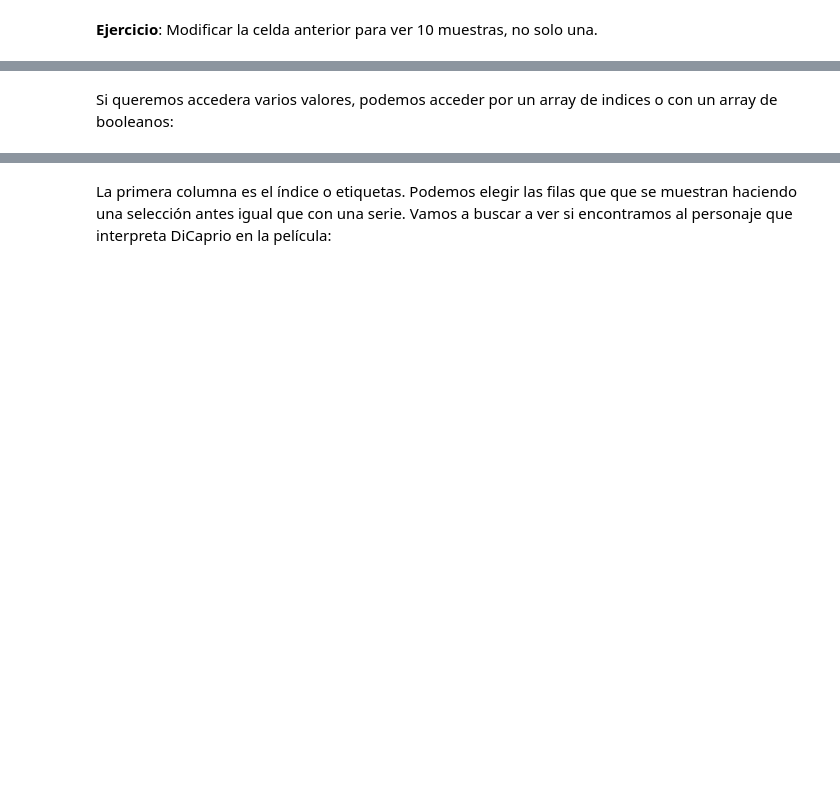
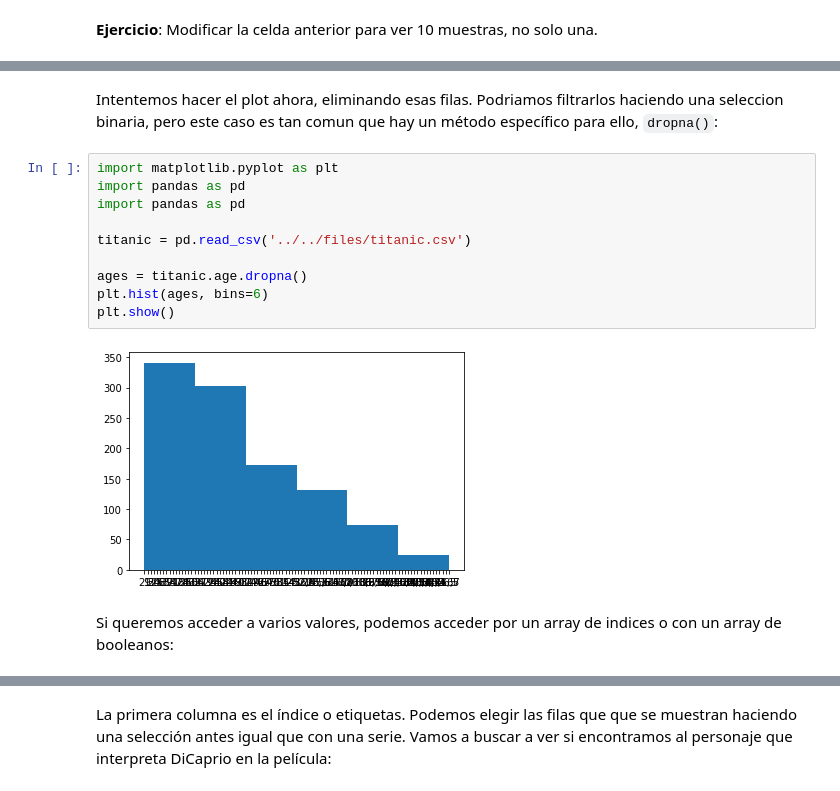
Before and after one commit to pythoncanarias/eoi, a Jupyter notebook: 05-libs/external/pandas/pandas.ipynb, the cells around one changed output, grey strips where cells are left out. Saved outputs shown, nothing was run; the diff lists cells and outputs as text; blank space fills up the shorter version.

```diff
--- a/05-libs/external/pandas/pandas.ipynb
+++ b/05-libs/external/pandas/pandas.ipynb
@@ -302,3 +410,18 @@ titanic.name[3]
+# %% [markdown]
+Intentemos hacer el plot ahora, eliminando esas filas. Podriamos filtrarlos haciendo una seleccion
+binaria, pero este caso es tan comun que hay un método específico para ello, `dropna()`:
+# %%
+import matplotlib.pyplot as plt
+import pandas as pd
+import pandas as pd
+
+titanic = pd.read_csv('../../files/titanic.csv')
+
+ages = titanic.age.dropna()
+plt.hist(ages, bins=6)
+plt.show()
+# %% [output]
+[figure, added]
 # %% [markdown]
-Si queremos accedera varios valores, podemos acceder por un array de indices o con un array de booleanos:
+Si queremos acceder a varios valores, podemos acceder por un array de indices o con un array de booleanos:
 # %%
```
Also changed, not shown: parts of 66 cells of this notebook.
